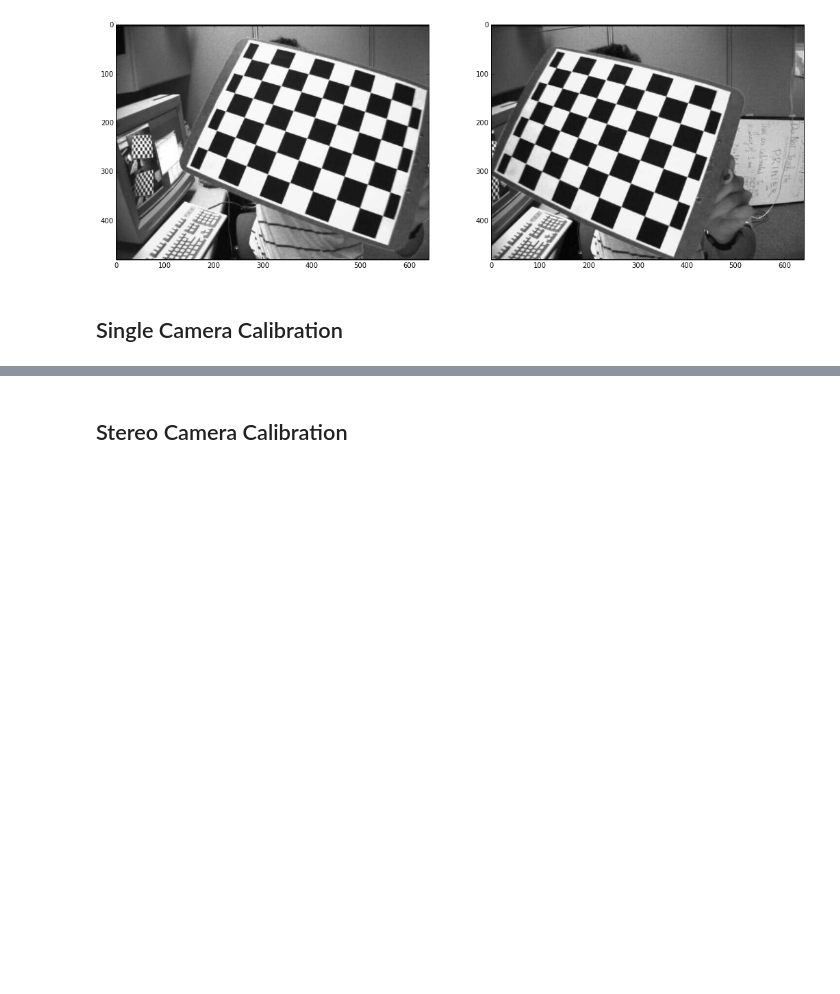
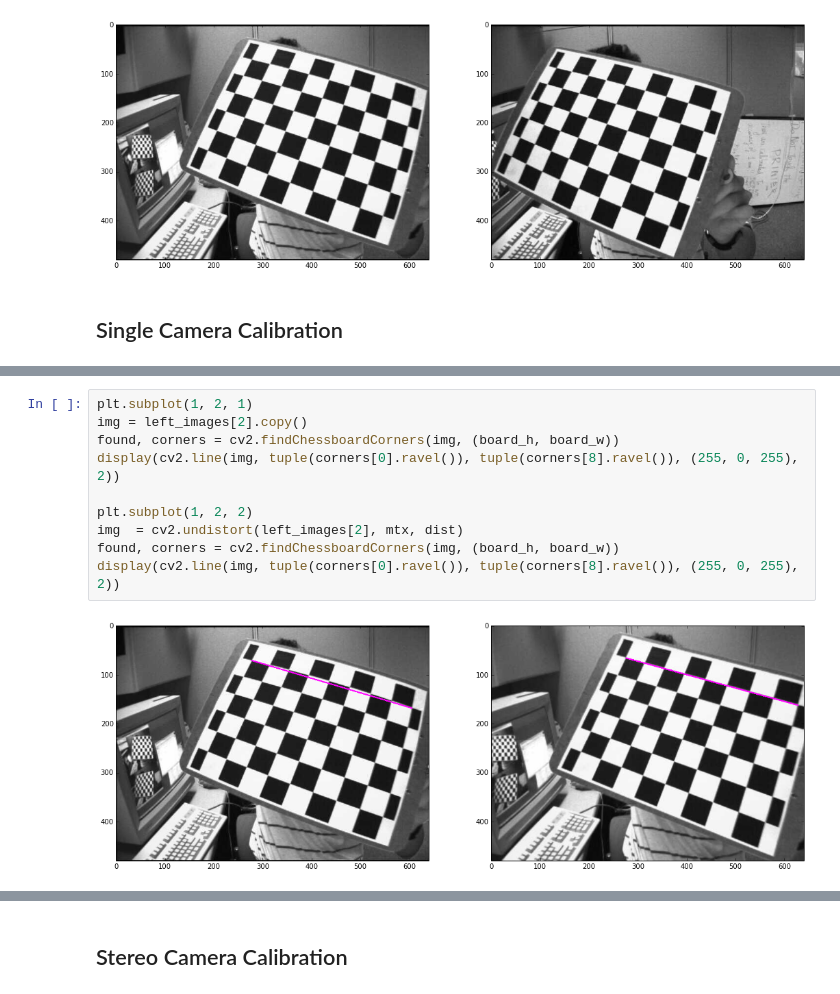
Before and after one commit to svepe/rss-demos, a Jupyter notebook: Camera Calibration.ipynb, the cells around one changed output, grey strips where cells are left out. Drawn from its saved outputs; the diff is of its cells as text; blank space fills up the shorter version.

```diff
--- a/Camera Calibration.ipynb
+++ b/Camera Calibration.ipynb
@@ -81,0 +105,12 @@ display(undistorted_img)
+# %%
+plt.subplot(1, 2, 1)
+img = left_images[2].copy()
+found, corners = cv2.findChessboardCorners(img, (board_h, board_w))
+display(cv2.line(img, tuple(corners[0].ravel()), tuple(corners[8].ravel()), (255, 0, 255), 2))
+
+plt.subplot(1, 2, 2)
+img  = cv2.undistort(left_images[2], mtx, dist)
+found, corners = cv2.findChessboardCorners(img, (board_h, board_w))
+display(cv2.line(img, tuple(corners[0].ravel()), tuple(corners[8].ravel()), (255, 0, 255), 2))
+# %% [output]
+[figure, added]
```
Also changed, not shown: parts of 8 cells of this notebook.
